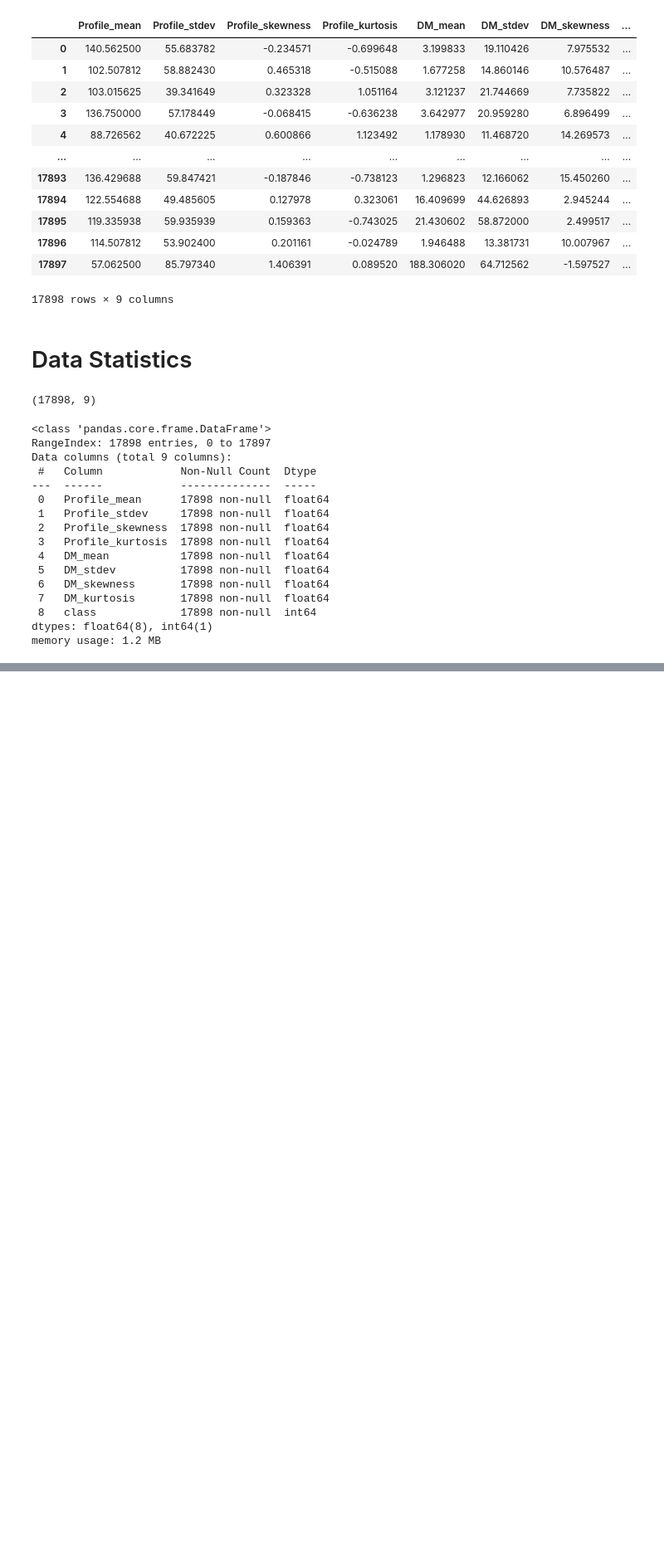
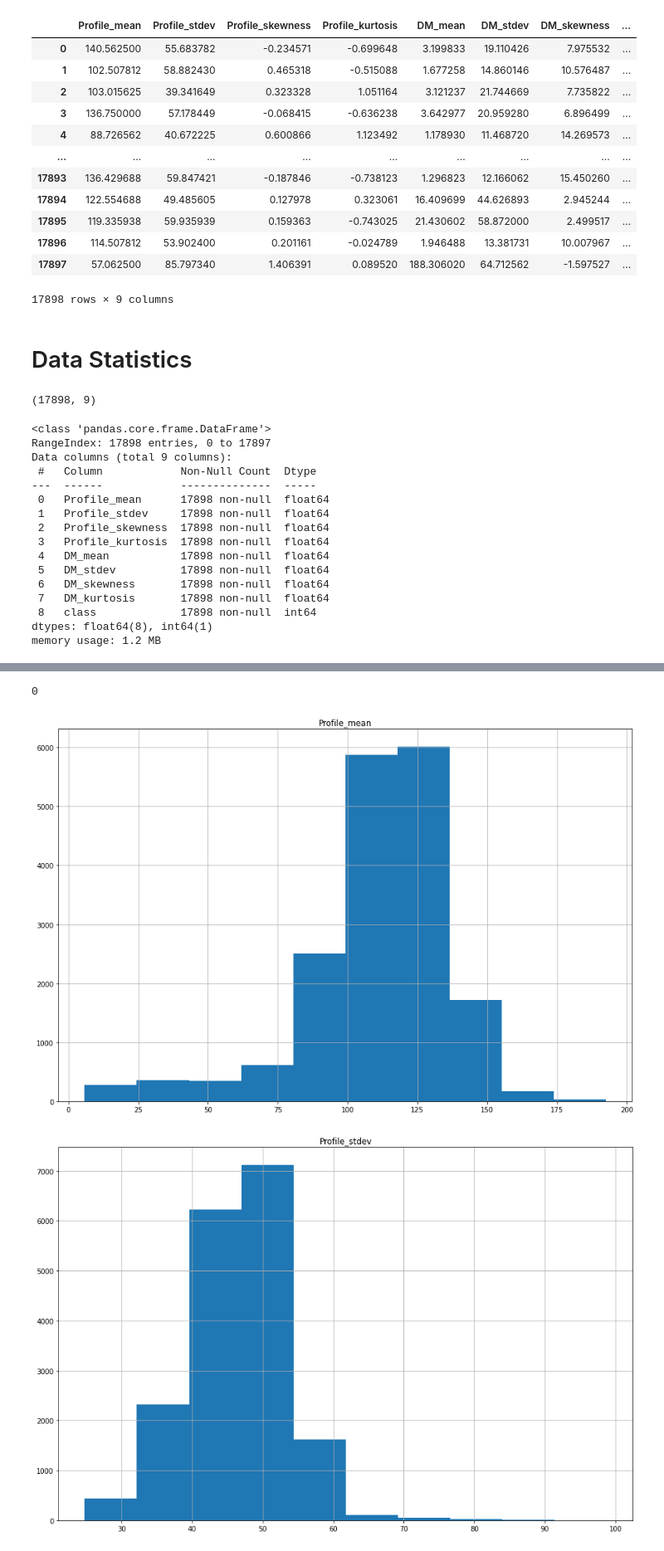
Before and after one commit to djordjeviclazar/laughing-spork, a Jupyter notebook: project3-ml-htru2_pulsardata.ipynb, the cells around one changed output, grey strips where cells are left out. Shown at 83% size. Drawn from its saved outputs; the diff is of its cells as text; code cells hidden in the pictures; blank space fills up the shorter version.

Commit message:
Data Statistics

```diff
--- a/project3-ml-htru2_pulsardata.ipynb
+++ b/project3-ml-htru2_pulsardata.ipynb
@@ -76,0 +102,17 @@ memory usage: 1.2 MB
+# %%
+dataset.duplicated(keep='first').sum()
+# %% [output]
+0
+# %%
+datasetClass = dataset['class']
+features = dataset.loc[:, dataset.columns != 'class']
+categoricFeaturesList = list(dataset.dtypes[dataset.dtypes == object].index)
+numericFeaturesList = list(dataset.dtypes[dataset.dtypes != object].index)
+for column in dataset.columns:
+    if (dataset.dtypes[column].name.__eq__('object')):
+        sb.catplot(x=column, kind='count', data=dataset, height=10, aspect=2)
+    else:
+        dataset.hist(column=column, figsize=[15,10])
+# %% [output]
+[figure, added]
+[figure, added]
```
Also changed, not shown: parts of 6 cells of this notebook.
